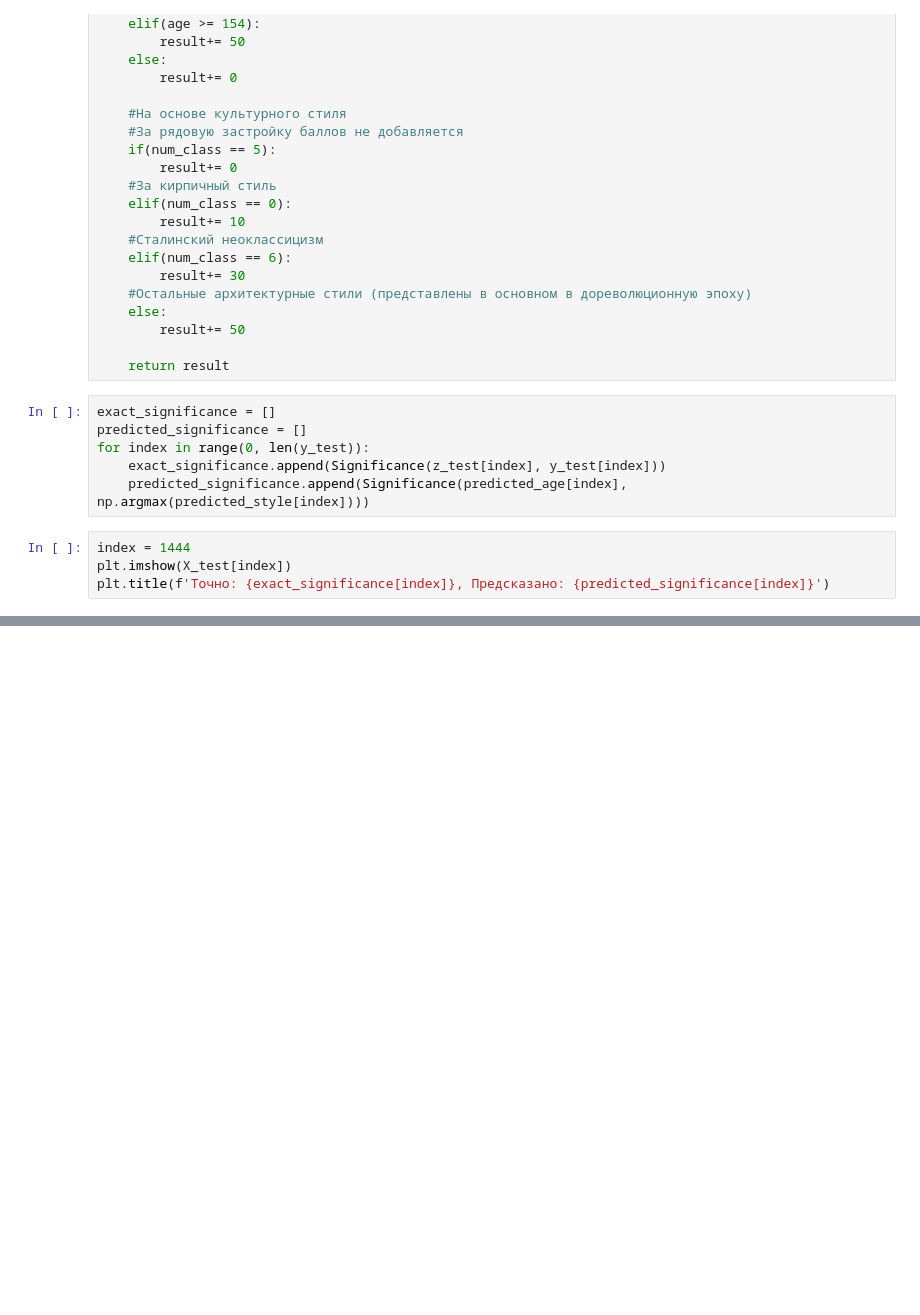
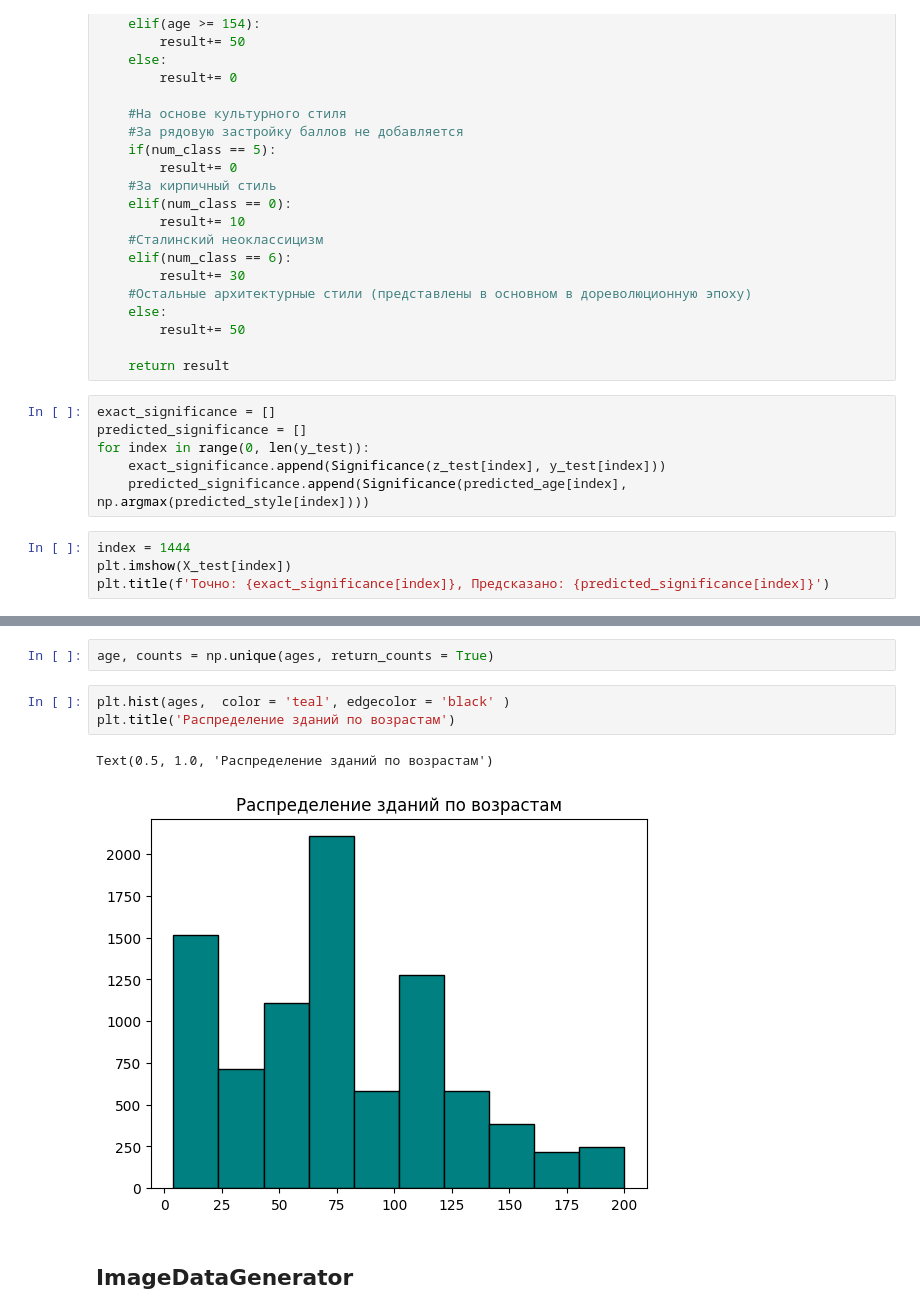
Before and after one commit to anivse/Ages-and-styles-of-buildings, a Jupyter notebook: ages_and_styles_of_buildings.ipynb, the cells around one changed output, grey strips where cells are left out. Saved outputs shown, nothing was run; the diff lists cells and outputs as text; blank space fills up the shorter version.

```diff
--- a/ages_and_styles_of_buildings.ipynb
+++ b/ages_and_styles_of_buildings.ipynb
@@ -500,0 +599,10 @@ plt.title(f'Точно: {exact_significance[index]}, Предсказано: {pr
+# %%
+age, counts = np.unique(ages, return_counts = True)
+# %%
+plt.hist(ages,  color = 'teal', edgecolor = 'black' )
+plt.title('Распределение зданий по возрастам')
+# %% [output]
+Text(0.5, 1.0, 'Распределение зданий по возрастам')
+[figure, added]
+# %% [markdown]
+## ImageDataGenerator
```
Also changed, not shown: parts of 43 cells of this notebook, 1 other file.
